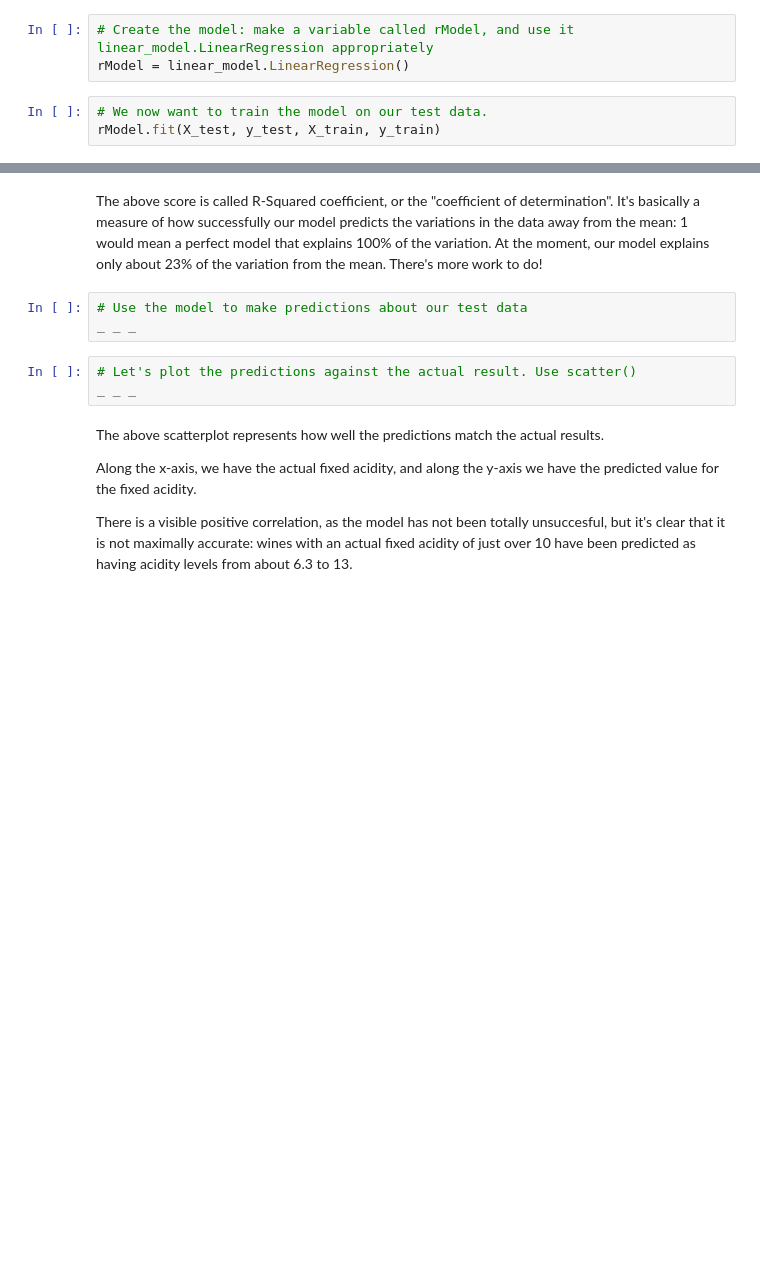
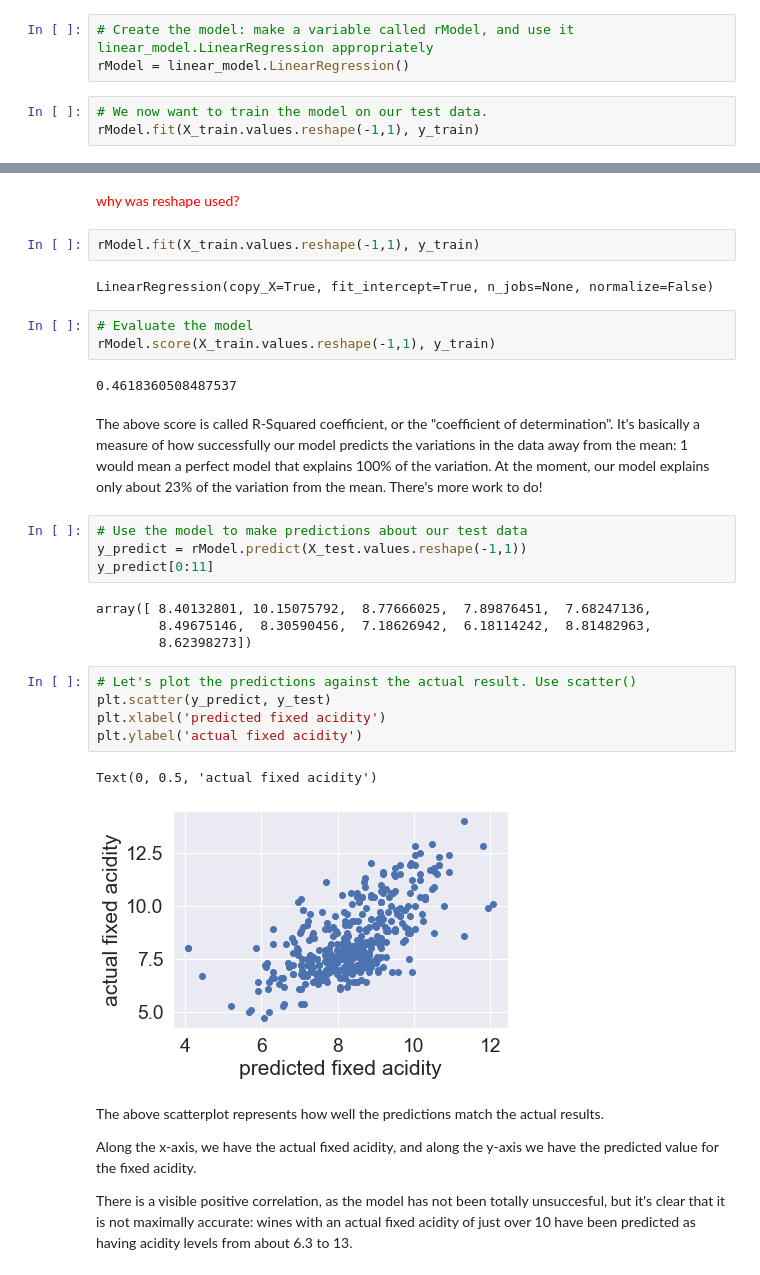
Before and after one commit to pauljacob/mini_projects, a Jupyter notebook: 1604024426_Springboard_Linear_Regression_Case_Study_10292020/Springboard Regression Case Study - the Red Wine Dataset - Tier 3.ipynb, the cells around one changed output, grey strips where cells are left out. Drawn from its saved outputs; the diff is of its cells as text; blank space fills up the shorter version.

```diff
--- a/1604024426_Springboard_Linear_Regression_Case_Study_10292020/Springboard Regression Case Study - the Red Wine Dataset - Tier 3.ipynb
+++ b/1604024426_Springboard_Linear_Regression_Case_Study_10292020/Springboard Regression Case Study - the Red Wine Dataset - Tier 3.ipynb
@@ -315,5 +334,5 @@ Sklearn has a [LinearRegression()](https://scikit-learn.org/stable/modules/gener
 rModel = linear_model.LinearRegression()
 # %%
 # We now want to train the model on our test data.
-rModel.fit(X_test, y_test, X_train, y_train)
+rModel.fit(X_train.values.reshape(-1,1), y_train)
 # %% [output]
@@ -324,11 +340,32 @@ _ _ _
+# %% [markdown]
+<font color='red'> why was reshape used? <font>
+# %%
+rModel.fit(X_train.values.reshape(-1,1), y_train)
+# %% [output]
+LinearRegression(copy_X=True, fit_intercept=True, n_jobs=None, normalize=False)
+# %%
+# Evaluate the model
+rModel.score(X_train.values.reshape(-1,1), y_train)
+# %% [output]
+0.4618360508487537
 # %% [markdown]
 The above score is called R-Squared coefficient, or the "coefficient of determination". It's basically a measure of how successfully our model predicts the variations in the data away from the mean: 1 would mean a perfect model that explains 100% of the variation. At the moment, our model explains only about 23% of the variation from the mean. There's more work to do!
 # %%
 # Use the model to make predictions about our test data
-_ _ _
+y_predict = rModel.predict(X_test.values.reshape(-1,1))
+y_predict[0:11]
+# %% [output]
+array([ 8.40132801, 10.15075792,  8.77666025,  7.89876451,  7.68247136,
+        8.49675146,  8.30590456,  7.18626942,  6.18114242,  8.81482963,
+        8.62398273])
 # %%
 # Let's plot the predictions against the actual result. Use scatter()
-_ _ _
+plt.scatter(y_predict, y_test)
+plt.xlabel('predicted fixed acidity')
+plt.ylabel('actual fixed acidity')
+# %% [output]
+Text(0, 0.5, 'actual fixed acidity')
+[figure, added]
 # %% [markdown]
 The above scatterplot represents how well the predictions match the actual results.
 
```
Also changed, not shown: parts of 30 cells of this notebook.
